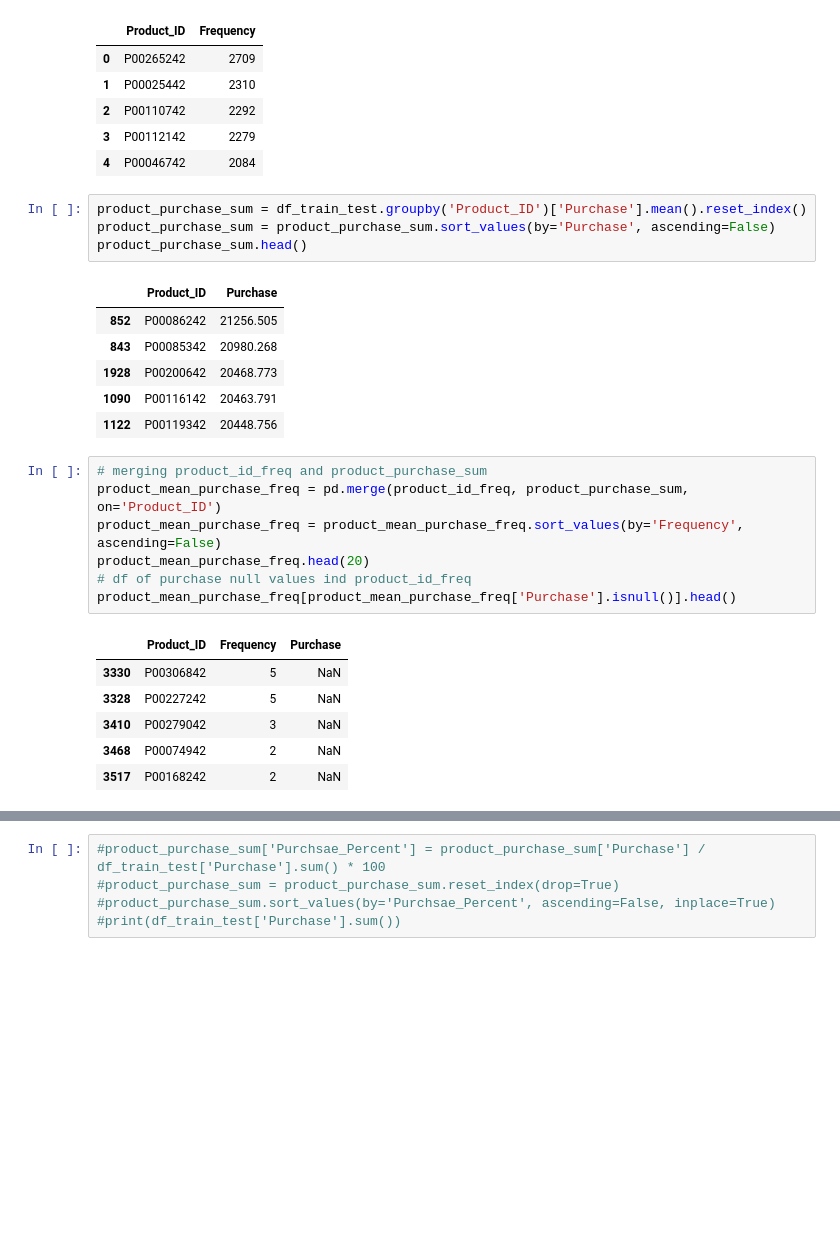
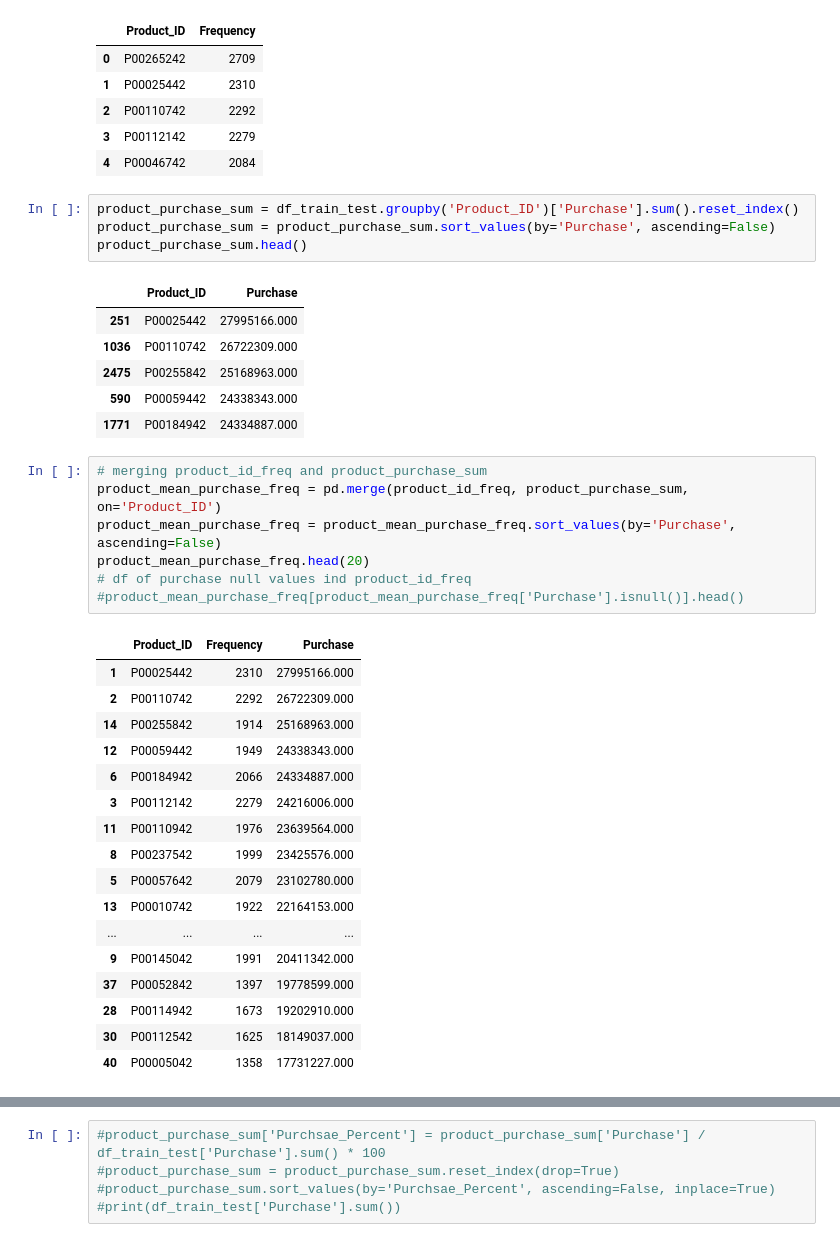
Before and after one commit to Ghostdevc/Black_Friday_Data_EDA, a Jupyter notebook: black_friday_eda.ipynb, the cells around one changed output, grey strips where cells are left out. Saved outputs shown, nothing was run; the diff lists cells and outputs as text; blank space fills up the shorter version.

Commit message:
Feature Engineering and Importance
-Category mean features and product id features implemented.

-Category combo and category combo mean features implemented.

-Feature importance investigated.

```diff
--- a/black_friday_eda.ipynb
+++ b/black_friday_eda.ipynb
@@ -261,30 +274,41 @@ product_id_freq.head()
 | 3 | P00112142 | 2279 |
 | 4 | P00046742 | 2084 |
 # %%
-product_purchase_sum = df_train_test.groupby('Product_ID')['Purchase'].mean().reset_index()
+product_purchase_sum = df_train_test.groupby('Product_ID')['Purchase'].sum().reset_index()
 product_purchase_sum = product_purchase_sum.sort_values(by='Purchase', ascending=False)
 product_purchase_sum.head()
 # %% [output]
 |  | Product_ID | Purchase |
-| 852 | P00086242 | 21256.505 |
-| 843 | P00085342 | 20980.268 |
-| 1928 | P00200642 | 20468.773 |
-| 1090 | P00116142 | 20463.791 |
-| 1122 | P00119342 | 20448.756 |
+| 251 | P00025442 | 27995166.000 |
+| 1036 | P00110742 | 26722309.000 |
+| 2475 | P00255842 | 25168963.000 |
+| 590 | P00059442 | 24338343.000 |
+| 1771 | P00184942 | 24334887.000 |
 # %%
 # merging product_id_freq and product_purchase_sum
 product_mean_purchase_freq = pd.merge(product_id_freq, product_purchase_sum, on='Product_ID')
-product_mean_purchase_freq = product_mean_purchase_freq.sort_values(by='Frequency', ascending=False)
+product_mean_purchase_freq = product_mean_purchase_freq.sort_values(by='Purchase', ascending=False)
 product_mean_purchase_freq.head(20)
 # df of purchase null values ind product_id_freq
-product_mean_purchase_freq[product_mean_purchase_freq['Purchase'].isnull()].head()
+#product_mean_purchase_freq[product_mean_purchase_freq['Purchase'].isnull()].head()
 # %% [output]
 |  | Product_ID | Frequency | Purchase |
-| 3330 | P00306842 | 5 | NaN |
-| 3328 | P00227242 | 5 | NaN |
-| 3410 | P00279042 | 3 | NaN |
-| 3468 | P00074942 | 2 | NaN |
-| 3517 | P00168242 | 2 | NaN |
+| 1 | P00025442 | 2310 | 27995166.000 |
+| 2 | P00110742 | 2292 | 26722309.000 |
+| 14 | P00255842 | 1914 | 25168963.000 |
+| 12 | P00059442 | 1949 | 24338343.000 |
+| 6 | P00184942 | 2066 | 24334887.000 |
+| 3 | P00112142 | 2279 | 24216006.000 |
+| 11 | P00110942 | 1976 | 23639564.000 |
+| 8 | P00237542 | 1999 | 23425576.000 |
+| 5 | P00057642 | 2079 | 23102780.000 |
+| 13 | P00010742 | 1922 | 22164153.000 |
+| ... | ... | ... | ... |
+| 9 | P00145042 | 1991 | 20411342.000 |
+| 37 | P00052842 | 1397 | 19778599.000 |
+| 28 | P00114942 | 1673 | 19202910.000 |
+| 30 | P00112542 | 1625 | 18149037.000 |
+| 40 | P00005042 | 1358 | 17731227.000 |
 # %%
 # removing 'P' from Product_ID
 product_mean_purchase_freq['Product_ID'] = product_mean_purchase_freq['Product_ID'].str.replace('P', '', regex=False)
```
Also changed, not shown: parts of 54 cells of this notebook.
